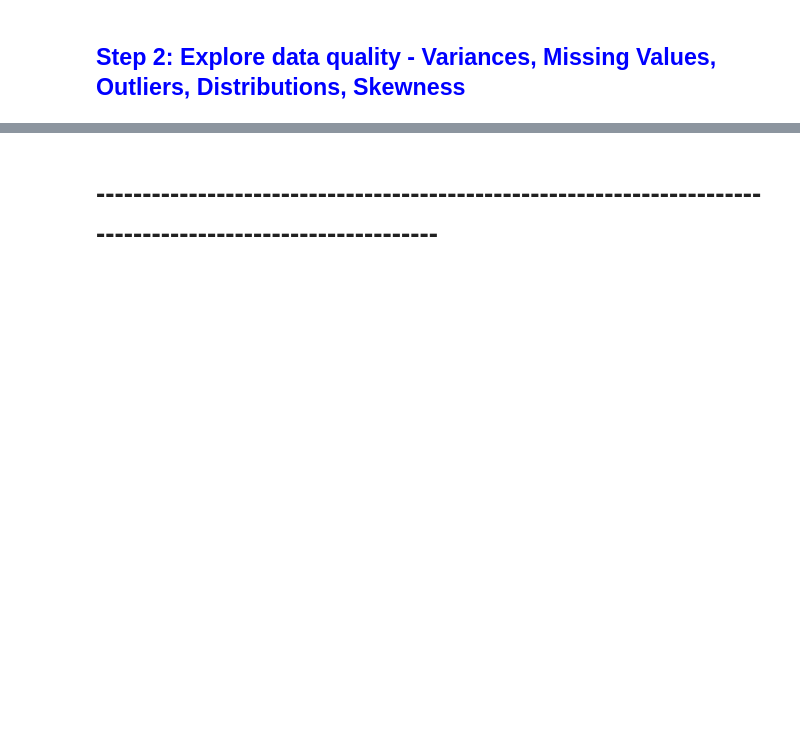
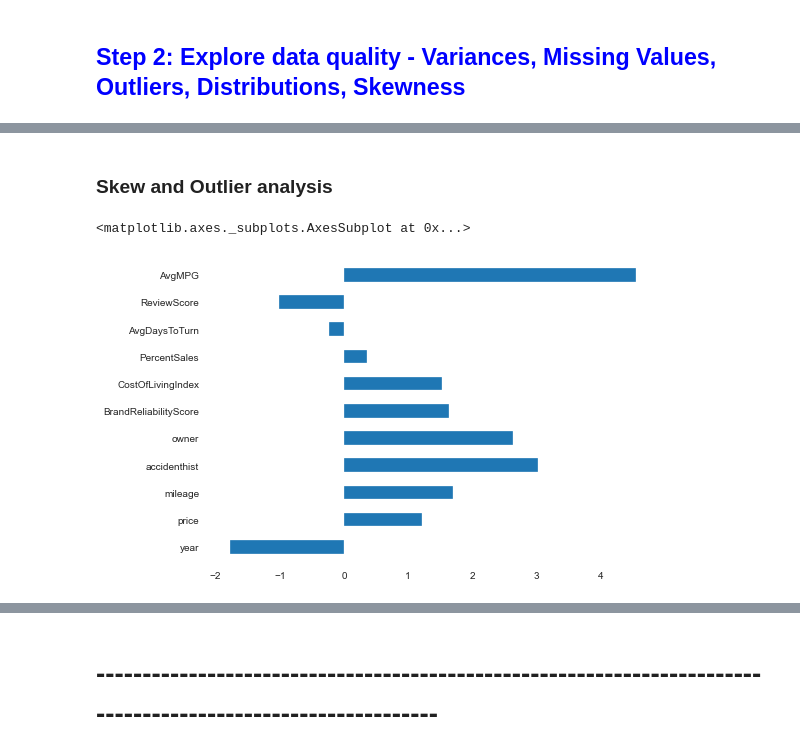
Before and after one commit to jchowdhury82/Used_Car_Price_Predictor, a Jupyter notebook: UsedCarEDA.ipynb, the cells around one changed output, grey strips where cells are left out. Saved outputs shown, nothing was run; the diff lists cells and outputs as text; code cells hidden in the pictures; blank space fills up the shorter version.

```diff
--- a/UsedCarEDA.ipynb
+++ b/UsedCarEDA.ipynb
@@ -386,0 +257,8 @@ df[df['ReliabilityRank'].isnull()][['make','BrandPercentSales']].drop_duplicates
+# %% [markdown]
+### Skew and Outlier analysis
+# %%
+# check Skewness of columns
+df.skew().plot(kind = 'barh')
+# %% [output]
+<matplotlib.axes._subplots.AxesSubplot at 0x...>
+[figure, added]
```
Also changed, not shown: parts of 91 cells of this notebook, 1 other file.
